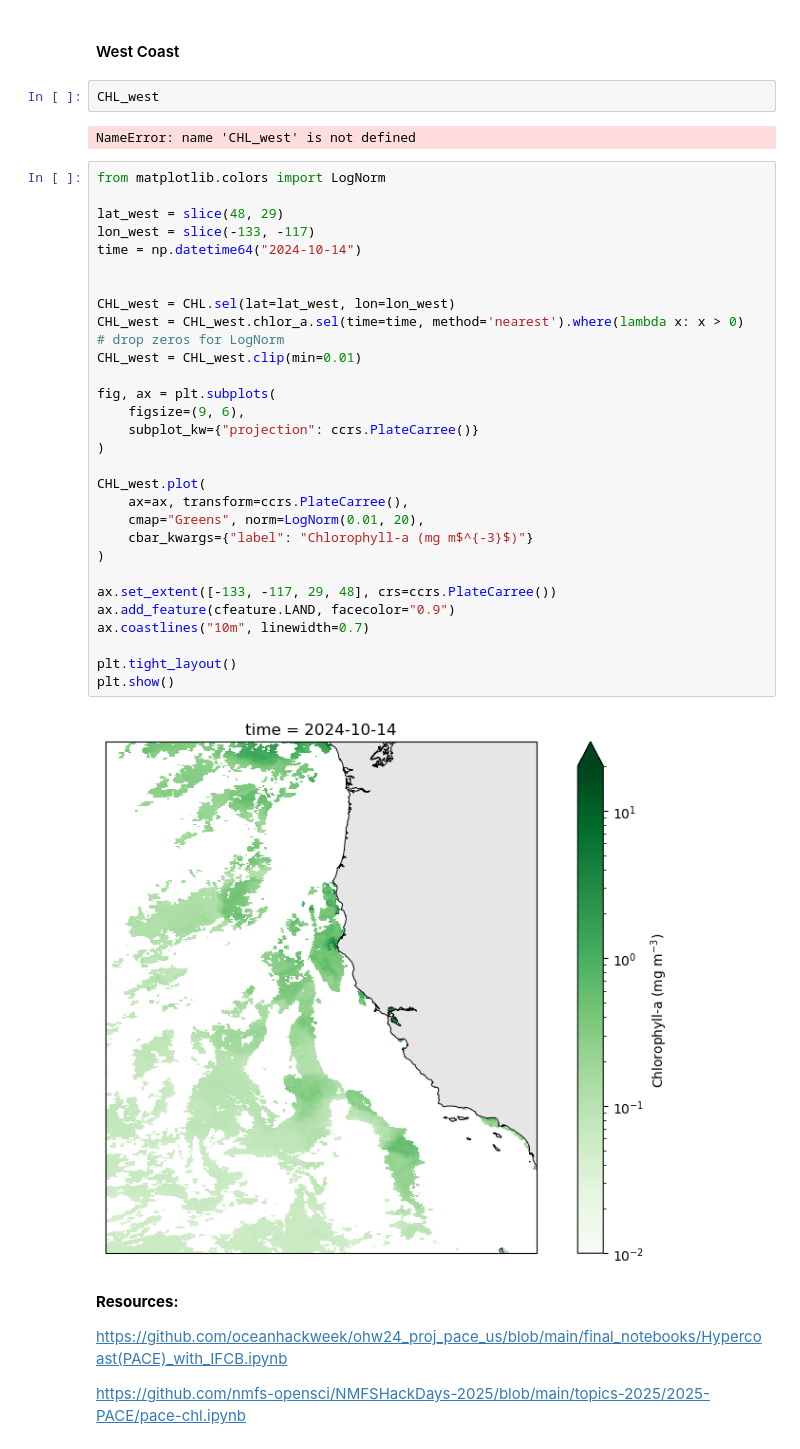
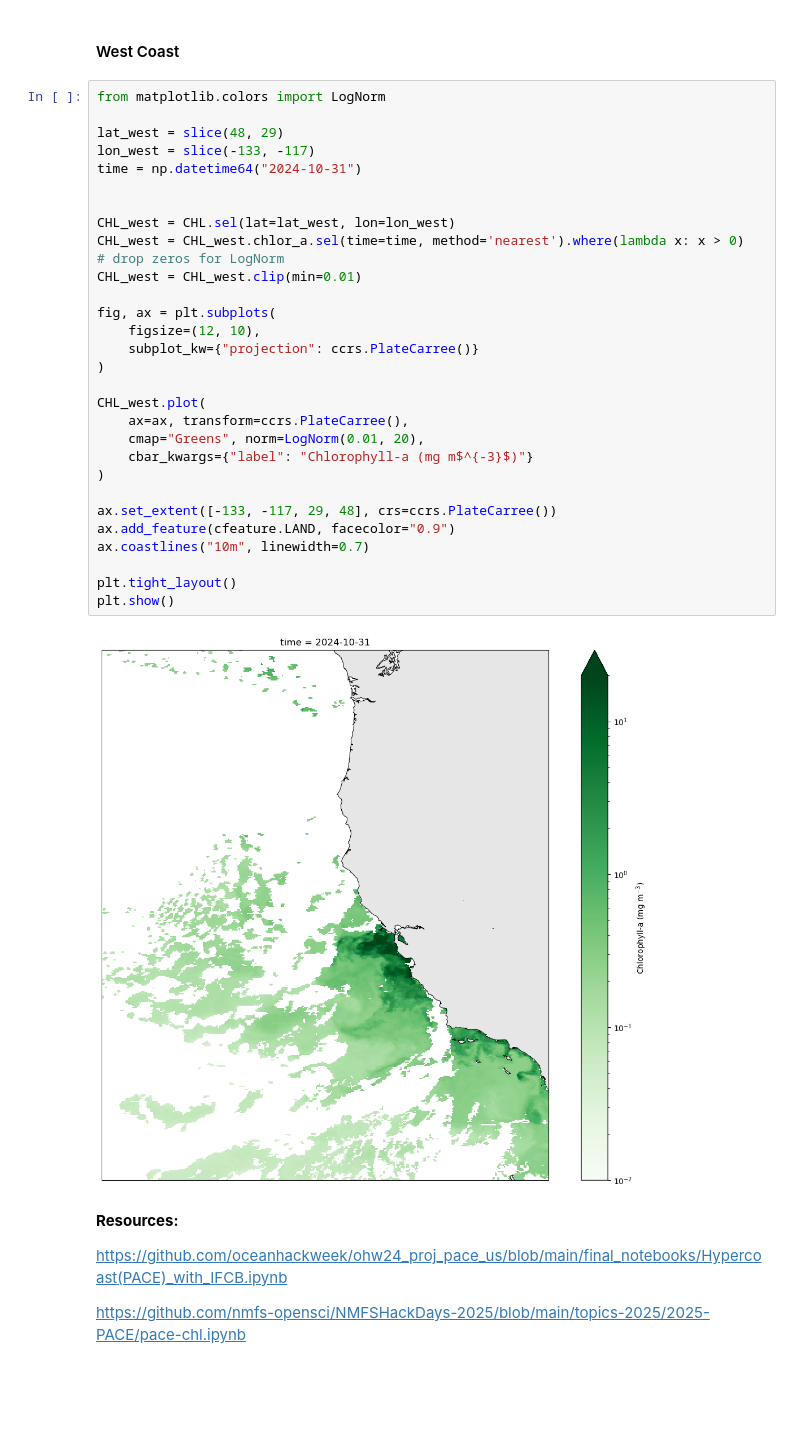
Before and after one commit to oceanhackweek/ohw25_proj_fishpace, a Jupyter notebook: contributor_folders/isidora/load_pace.ipynb, the cells around one changed output. Cells and saved outputs as stored; diff of their text form; blank space fills up the shorter version.

```diff
--- a/contributor_folders/isidora/load_pace.ipynb
+++ b/contributor_folders/isidora/load_pace.ipynb
@@ -213,41 +213,37 @@ plt.show()
 [figure]
 # %% [markdown]
 #### West Coast
-# %%
-CHL_west
-# %% [output]
-NameError: name 'CHL_west' is not defined
 # %%
 from matplotlib.colors import LogNorm
 
 lat_west = slice(48, 29)
 lon_west = slice(-133, -117)
-time = np.datetime64("2024-10-14")
+time = np.datetime64("2024-10-31")
 
 
 CHL_west = CHL.sel(lat=lat_west, lon=lon_west)
 CHL_west = CHL_west.chlor_a.sel(time=time, method='nearest').where(lambda x: x > 0)  # drop zeros for LogNorm
 CHL_west = CHL_west.clip(min=0.01)
 
 fig, ax = plt.subplots(
-    figsize=(9, 6),
+    figsize=(12, 10),
     subplot_kw={"projection": ccrs.PlateCarree()}
 )
 
 CHL_west.plot(
     ax=ax, transform=ccrs.PlateCarree(),
     cmap="Greens", norm=LogNorm(0.01, 20),
     cbar_kwargs={"label": "Chlorophyll-a (mg m$^{-3}$)"}
 )
 
 ax.set_extent([-133, -117, 29, 48], crs=ccrs.PlateCarree())
 ax.add_feature(cfeature.LAND, facecolor="0.9")
 ax.coastlines("10m", linewidth=0.7)
 
 plt.tight_layout()
 plt.show()
 # %% [output]
-[figure, old version]
+[figure, new version]
 # %% [markdown]
 **Resources:**
 
```
Also changed, not shown: 2 other files.
